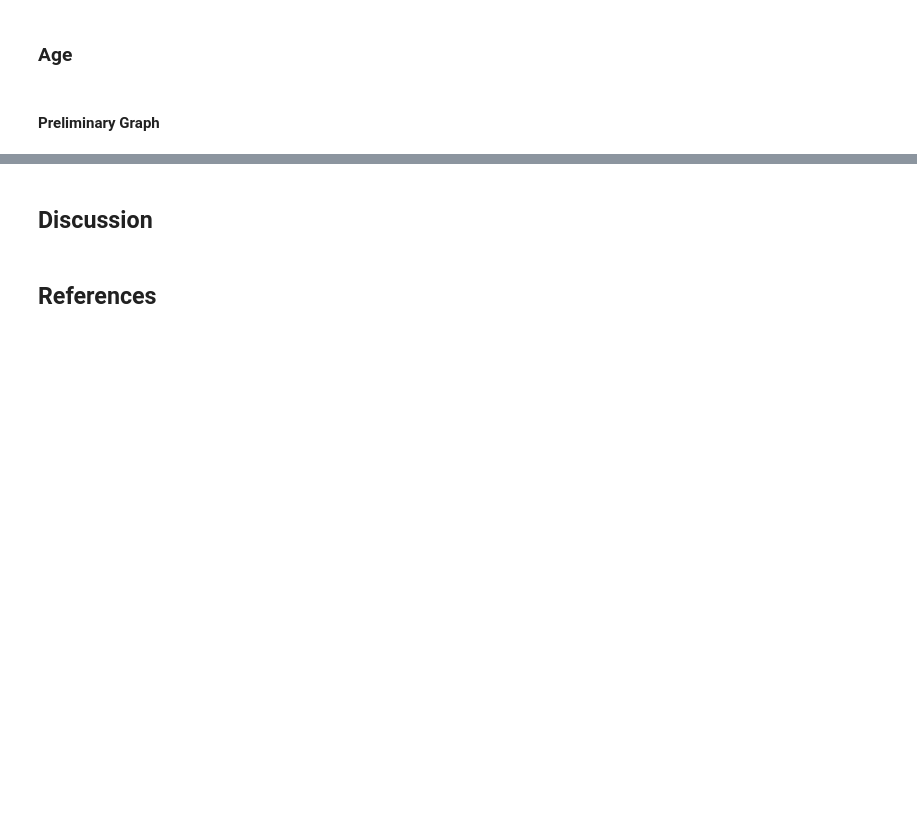
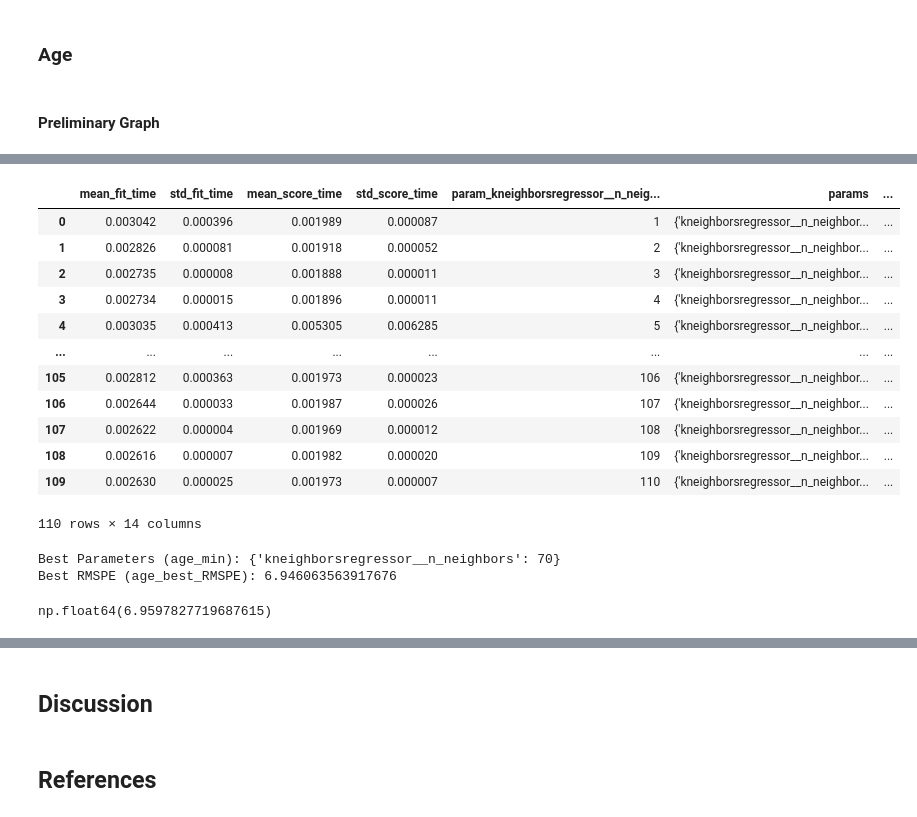
Before and after one commit to Cartleon/dsci100-python-group-33, a Jupyter notebook: Project Final Report.ipynb, the cells around one changed output, grey strips where cells are left out. Saved outputs shown, nothing was run; the diff lists cells and outputs as text; code cells hidden in the pictures; blank space fills up the shorter version.

```diff
--- a/Project Final Report.ipynb
+++ b/Project Final Report.ipynb
@@ -116,0 +119,11 @@ age_plot_filtered
+# %%
+player_training, player_testing = train_test_split(
+    filtered_player_data,
+    test_size=0.25,
+    random_state=33,
+)
+X_train = player_training[['age']]
+y_train = player_training['played_hours']
+
+X_test = player_testing[['age']]
+y_test = player_testing['played_hours']
@@ -116,0 +154,17 @@ age_plot_filtered
+# %%
+age_pipe = make_pipeline(
+    StandardScaler(),
+    KNeighborsRegressor(),
+)
+
+age_cv = pd.DataFrame(
+    cross_validate(
+        estimator = age_pipe,
+        cv=5,
+        X=X_train,
+        y=y_train,
+        scoring='neg_root_mean_squared_error',
+        return_train_score=True,
+    )
+)
+age_cv
@@ -116,0 +178,46 @@ age_plot_filtered
+# %%
+param_grid = {
+    'kneighborsregressor__n_neighbors': range(1, 111, 1)
+}
+age_tuned = GridSearchCV(
+    age_pipe,
+    param_grid,
+    cv=5,
+    n_jobs=-1,
+    scoring='neg_root_mean_squared_error'
+)
+age_results = pd.DataFrame(age_tuned.fit(X_train, y_train).cv_results_)
+age_results
+# %% [output]
+|  | mean_fit_time | std_fit_time | mean_score_time | std_score_time | param_kneighborsregressor__n_neig... | params | ... |
+| 0 | 0.003042 | 0.000396 | 0.001989 | 0.000087 | 1 | {'kneighborsregressor__n_neighbor... | ... |
+| 1 | 0.002826 | 0.000081 | 0.001918 | 0.000052 | 2 | {'kneighborsregressor__n_neighbor... | ... |
+| 2 | 0.002735 | 0.000008 | 0.001888 | 0.000011 | 3 | {'kneighborsregressor__n_neighbor... | ... |
+| 3 | 0.002734 | 0.000015 | 0.001896 | 0.000011 | 4 | {'kneighborsregressor__n_neighbor... | ... |
+| 4 | 0.003035 | 0.000413 | 0.005305 | 0.006285 | 5 | {'kneighborsregressor__n_neighbor... | ... |
+| ... | ... | ... | ... | ... | ... | ... | ... |
+| 105 | 0.002812 | 0.000363 | 0.001973 | 0.000023 | 106 | {'kneighborsregressor__n_neighbor... | ... |
+| 106 | 0.002644 | 0.000033 | 0.001987 | 0.000026 | 107 | {'kneighborsregressor__n_neighbor... | ... |
+| 107 | 0.002622 | 0.000004 | 0.001969 | 0.000012 | 108 | {'kneighborsregressor__n_neighbor... | ... |
+| 108 | 0.002616 | 0.000007 | 0.001982 | 0.000020 | 109 | {'kneighborsregressor__n_neighbor... | ... |
+| 109 | 0.002630 | 0.000025 | 0.001973 | 0.000007 | 110 | {'kneighborsregressor__n_neighbor... | ... |
+110 rows × 14 columns
+# %%
+age_min = age_tuned.best_params_
+age_best_RMSPE = -age_tuned.best_score_
+print("Best Parameters (age_min):", age_min)
+print("Best RMSPE (age_best_RMSPE):", age_best_RMSPE)
+# %% [output]
+Best Parameters (age_min): {'kneighborsregressor__n_neighbors': 70}
+Best RMSPE (age_best_RMSPE): 6.946063563917676
+# %%
+age_prediction = age_tuned.predict(X_test)
+
+age_summary = mean_squared_error(
+    y_true=y_test,
+    y_pred=age_prediction
+)**(1/2)
+
+age_summary
+# %% [output]
+np.float64(6.9597827719687615)
```
Also changed, not shown: parts of 5 cells of this notebook.
